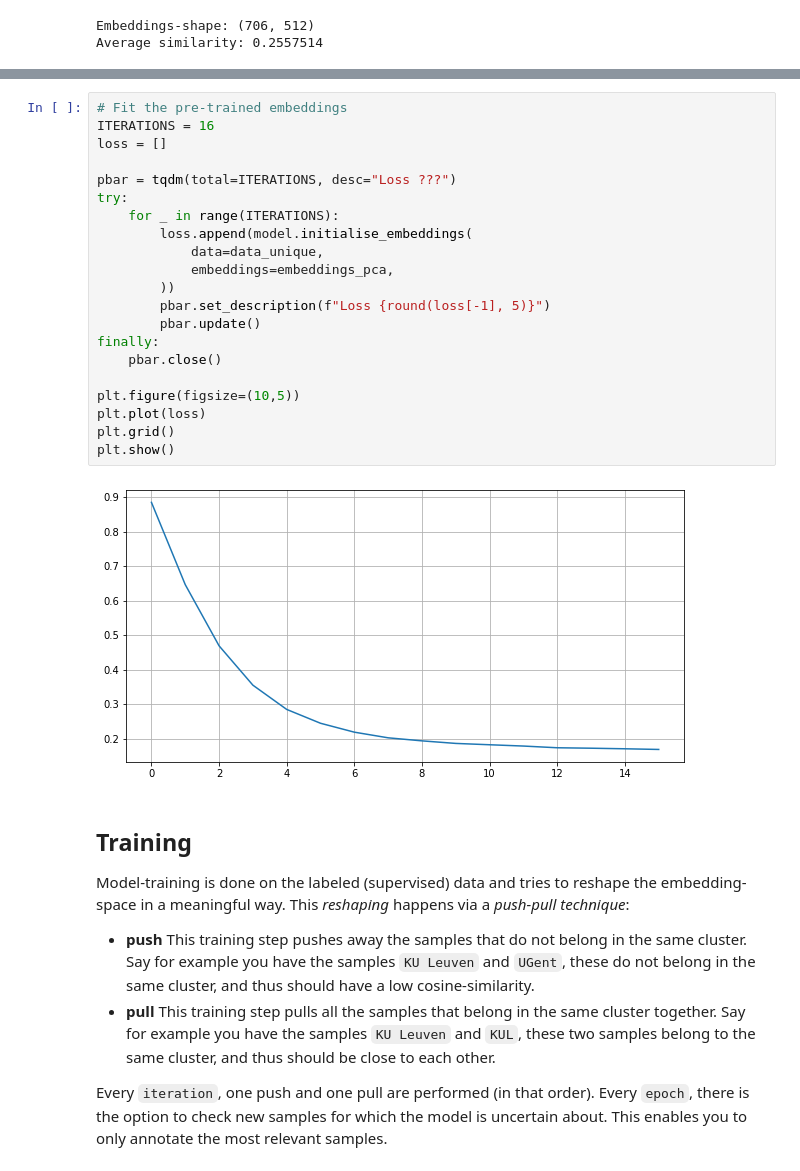
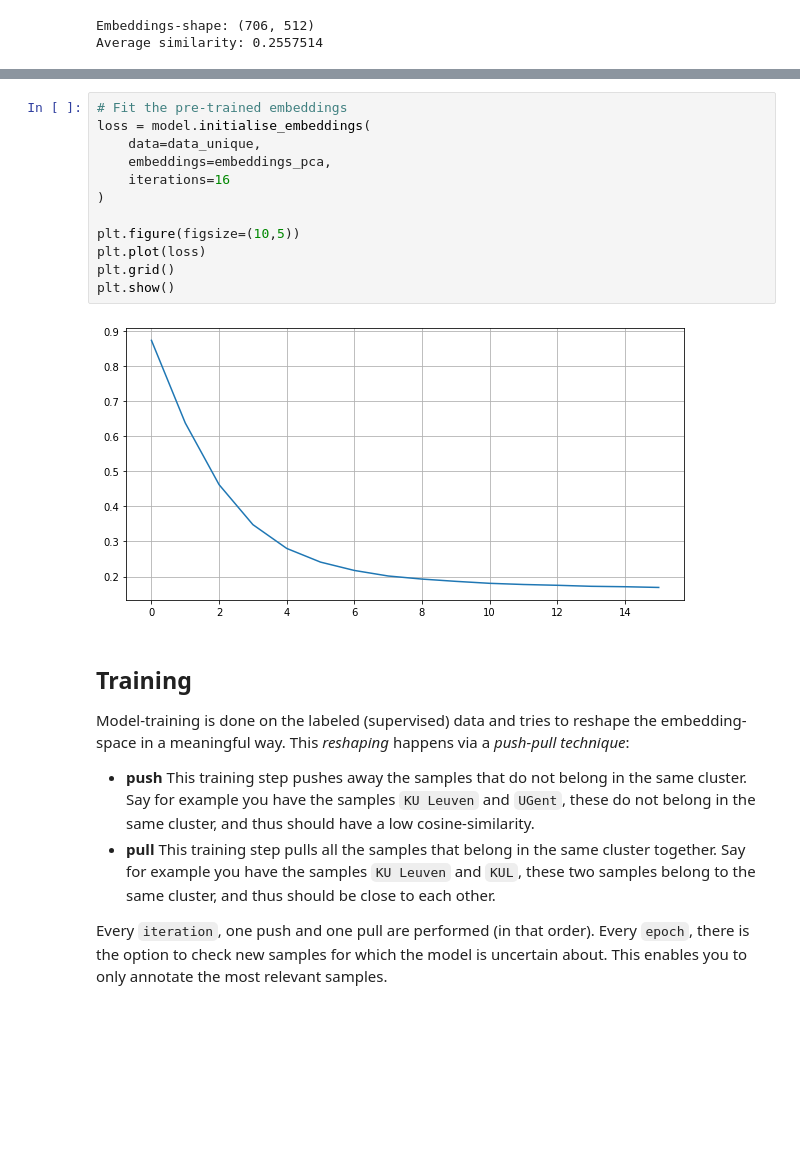
Before and after one commit to RubenPants/SemiSupervisedClustering, a Jupyter notebook: demos/2_embedding_init.ipynb, the cells around one changed output, grey strips where cells are left out. Cells and saved outputs as stored; diff of their text form; blank space fills up the shorter version.

Commit message:
Update embedding init

```diff
--- a/demos/2_embedding_init.ipynb
+++ b/demos/2_embedding_init.ipynb
@@ -241,26 +241,17 @@ Average similarity: 0.00014677546
-# %%
-# Fit the pre-trained embeddings
-ITERATIONS = 16
-loss = []
-
-pbar = tqdm(total=ITERATIONS, desc="Loss ???")
-try:
-    for _ in range(ITERATIONS):
-        loss.append(model.initialise_embeddings(
-            data=data_unique,
-            embeddings=embeddings_pca,
-        ))
-        pbar.set_description(f"Loss {round(loss[-1], 5)}")
-        pbar.update()
-finally:
-    pbar.close()
-
-plt.figure(figsize=(10,5))
-plt.plot(loss)
-plt.grid()
-plt.show()
-# %% [output]
-[figure, removed]
+# %%
+# Fit the pre-trained embeddings
+loss = model.initialise_embeddings(
+    data=data_unique,
+    embeddings=embeddings_pca,
+    iterations=16
+)
+
+plt.figure(figsize=(10,5))
+plt.plot(loss)
+plt.grid()
+plt.show()
+# %% [output]
+[figure, added]
 # %% [markdown]
 ## Training
 
```
Also changed, not shown: parts of 7 cells of this notebook, 17 other files.
